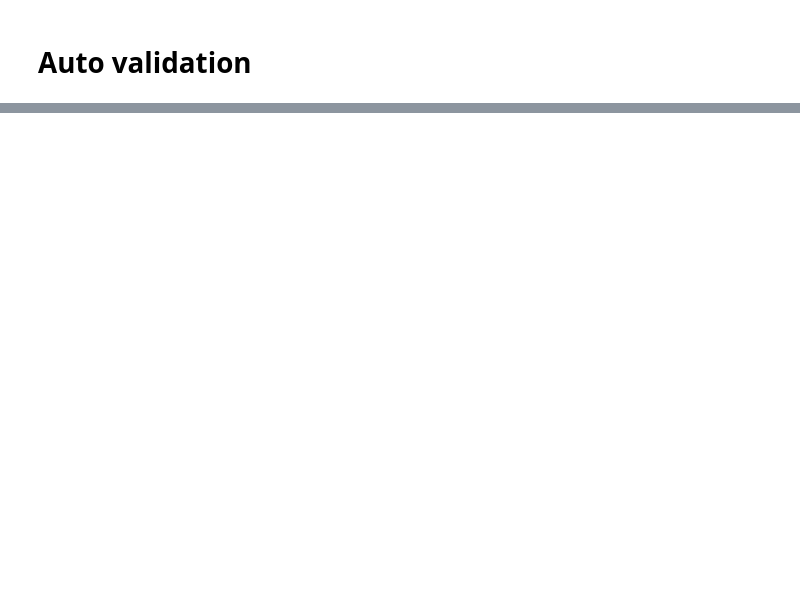
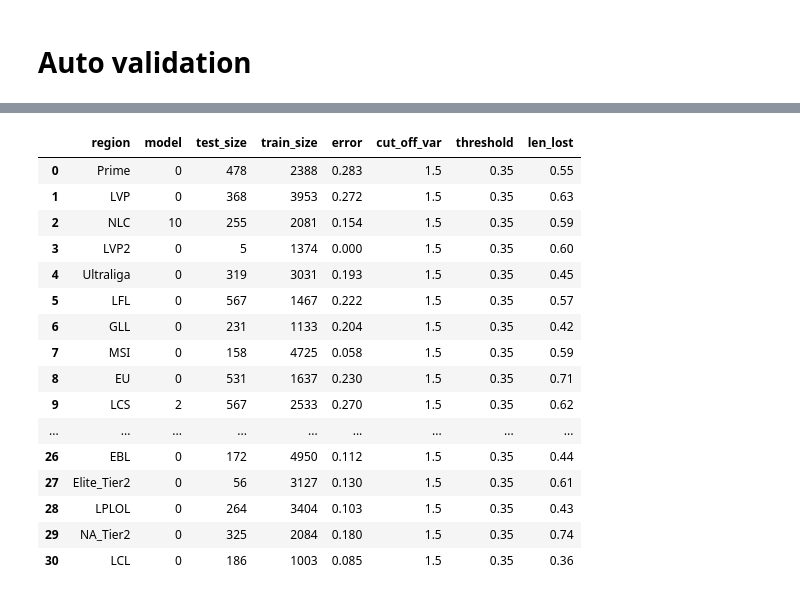
Before and after one commit to giuliano0s/league-bets-public, a Jupyter notebook: validation.ipynb, the cells around one changed output, grey strips where cells are left out. Drawn from its saved outputs; the diff is of its cells as text; code cells hidden in the pictures; blank space fills up the shorter version.

```diff
--- a/validation.ipynb
+++ b/validation.ipynb
@@ -36,7 +36,8 @@ Utils.regions_stats.head()
 # %%
 final_df = pd.DataFrame()
 regions_stats_proof = pd.DataFrame(columns=['region','error','len lost','len', 'true_len'])
-Utils.logistic_threshold = 0.35
+perc_val_df = pd.DataFrame(columns=['predicted','true'])
+Utils.logistic_threshold = 0.25
 final_len = 0
 
 for tournament in validation_df.tournamentId.unique():
@@ -46,8 +47,8 @@ for tournament in validation_df.tournamentId.unique():
     region_abrev = tournament[:-5]
     if region_abrev not in Utils.regions_feature_cols:
         continue
-    # if region_abrev == 'LCK':
-    #     continue
+    if region_abrev == 'VCS':
+        continue
 
     old_error = Utils.regions_stats[Utils.regions_stats['region']==region_abrev].error.iloc[0]
     target_df = Utils.TARGET_DF.copy()
@@ -79,6 +80,10 @@ for tournament in validation_df.tournamentId.unique():
     df_to_concat.columns = ['region','error','len lost','len','true_len']
     regions_stats_proof = pd.concat([regions_stats_proof,df_to_concat])
 
+    df_temp = pd.DataFrame(dict({'predicted':prediction,'true':ytest}))
+    df_temp['region'] = region_abrev
+    perc_val_df = pd.concat([perc_val_df, df_temp])
+
     print(f'\nExpected error: {old_error}')
     print(f'Real error: {metric}')
     print(f'Len: {len(ytest)}')
@@ -93,10 +98,16 @@ mean_real_error = skm.mean_absolute_error(round(final_df_filter[0]), final_df_fi
 all_len_lost = len(final_df) - len(final_df_filter)
 regions_stats_proof = regions_stats_proof[regions_stats_proof['true_len']>0]
 
+perc_val_df['round'] = perc_val_df['predicted'].round().astype(int)
+perc_val_df['result'] = (perc_val_df['true'] == perc_val_df['round']).replace({True:1,False:0})
+perc_val_df['predicted'] = perc_val_df['predicted'].apply(lambda x: 1-x if x<0.5 else x)
+perc_val_df.reset_index(drop=True,inplace=True)
+
 print('\n===============\n')
 print(f'Mean real error: {mean_real_error}')
 print(f'Len lost: {all_len_lost}')
 print(f'Start len: {len(final_df)}')
 print(f'Final len: {len(final_df_filter)}')
+print(f'last train data: {Model.last_game_date}')
 # %% [output]
 ============
@@ -148,0 +185,20 @@ no data names on: ['zekja']
+# %%
+Utils.regions_stats
+# %% [output]
+|  | region | model | test_size | train_size | error | cut_off_var | threshold | len_lost |
+| 0 | Prime | 0 | 478 | 2388 | 0.283 | 1.5 | 0.35 | 0.55 |
+| 1 | LVP | 0 | 368 | 3953 | 0.272 | 1.5 | 0.35 | 0.63 |
+| 2 | NLC | 10 | 255 | 2081 | 0.154 | 1.5 | 0.35 | 0.59 |
+| 3 | LVP2 | 0 | 5 | 1374 | 0.000 | 1.5 | 0.35 | 0.60 |
+| 4 | Ultraliga | 0 | 319 | 3031 | 0.193 | 1.5 | 0.35 | 0.45 |
+| 5 | LFL | 0 | 567 | 1467 | 0.222 | 1.5 | 0.35 | 0.57 |
+| 6 | GLL | 0 | 231 | 1133 | 0.204 | 1.5 | 0.35 | 0.42 |
+| 7 | MSI | 0 | 158 | 4725 | 0.058 | 1.5 | 0.35 | 0.59 |
+| 8 | EU | 0 | 531 | 1637 | 0.230 | 1.5 | 0.35 | 0.71 |
+| 9 | LCS | 2 | 567 | 2533 | 0.270 | 1.5 | 0.35 | 0.62 |
+| ... | ... | ... | ... | ... | ... | ... | ... | ... |
+| 26 | EBL | 0 | 172 | 4950 | 0.112 | 1.5 | 0.35 | 0.44 |
+| 27 | Elite_Tier2 | 0 | 56 | 3127 | 0.130 | 1.5 | 0.35 | 0.61 |
+| 28 | LPLOL | 0 | 264 | 3404 | 0.103 | 1.5 | 0.35 | 0.43 |
+| 29 | NA_Tier2 | 0 | 325 | 2084 | 0.180 | 1.5 | 0.35 | 0.74 |
+| 30 | LCL | 0 | 186 | 1003 | 0.085 | 1.5 | 0.35 | 0.36 |
```
Also changed, not shown: parts of 23 cells of this notebook, 16 other files.
